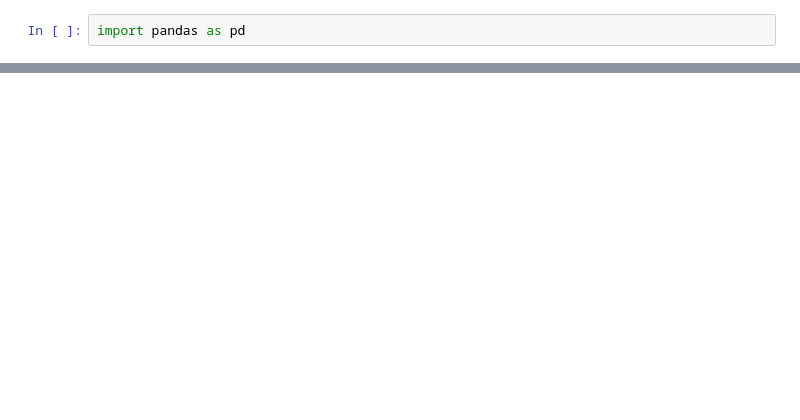
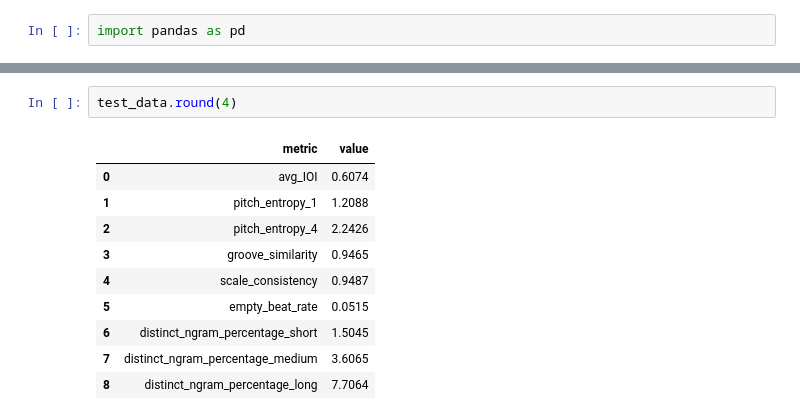
Before and after one commit to frothywater/melody-pretrain, a Jupyter notebook: evaluation.ipynb, the cells around one changed output, grey strips where cells are left out. Cells and saved outputs as stored; diff of their text form; blank space fills up the shorter version.

```diff
--- a/evaluation.ipynb
+++ b/evaluation.ipynb
@@ -66,0 +63,13 @@ show_table("experiment/ablation_repr/result/metric.csv")
+# %%
+test_data.round(4)
+# %% [output]
+|  | metric | value |
+| 0 | avg_IOI | 0.6074 |
+| 1 | pitch_entropy_1 | 1.2088 |
+| 2 | pitch_entropy_4 | 2.2426 |
+| 3 | groove_similarity | 0.9465 |
+| 4 | scale_consistency | 0.9487 |
+| 5 | empty_beat_rate | 0.0515 |
+| 6 | distinct_ngram_percentage_short | 1.5045 |
+| 7 | distinct_ngram_percentage_medium | 3.6065 |
+| 8 | distinct_ngram_percentage_long | 7.7064 |
```
Also changed, not shown: parts of 10 cells of this notebook, 2 other files.
